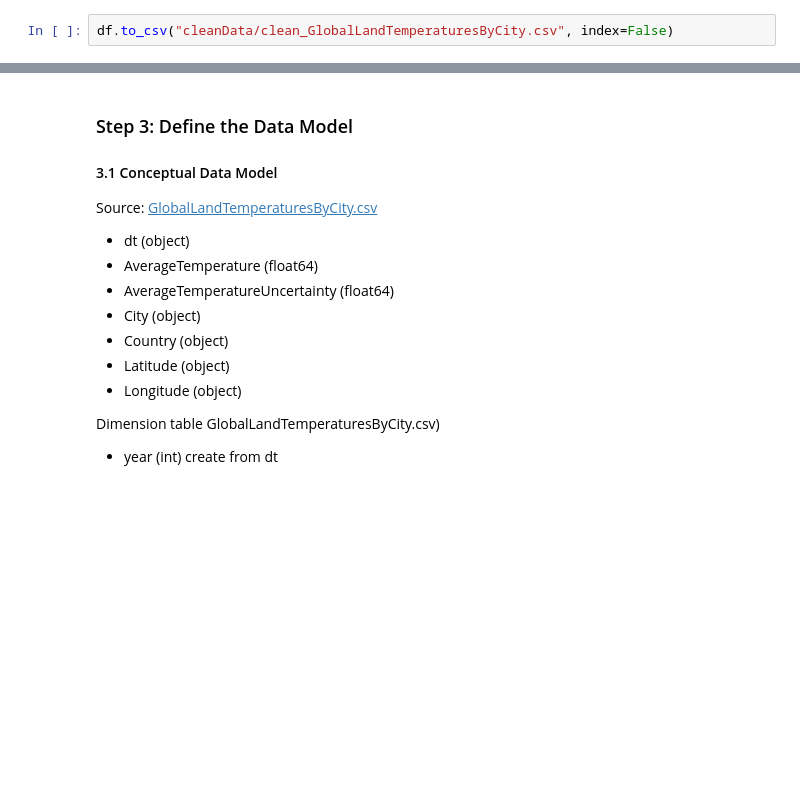
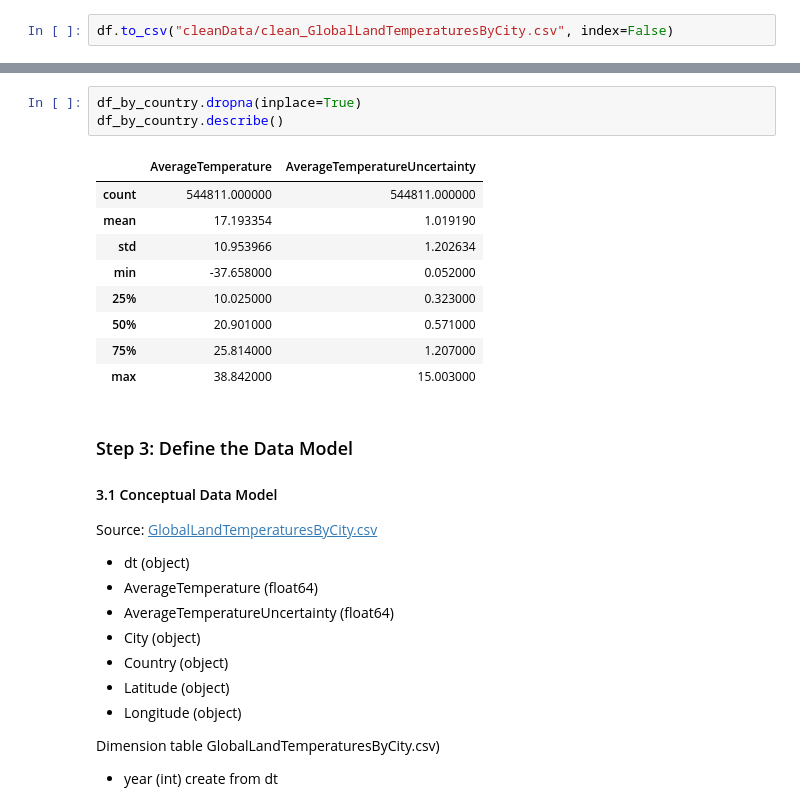
Before and after one commit to polarbeargo/Data-Engineering-Capstone-Project, a Jupyter notebook: Capstone Project Template.ipynb, the cells around one changed output, grey strips where cells are left out. Saved outputs shown, nothing was run; the diff lists cells and outputs as text; blank space fills up the shorter version.

```diff
--- a/Capstone Project Template.ipynb
+++ b/Capstone Project Template.ipynb
@@ -108,3 +119,16 @@ df.to_csv("cleanData/clean_GlobalLandTemperaturesByCity.csv", index=False)
+# %%
+df_by_country.dropna(inplace=True)
+df_by_country.describe()
+# %% [output]
+|  | AverageTemperature | AverageTemperatureUncertainty |
+| count | 544811.000000 | 544811.000000 |
+| mean | 17.193354 | 1.019190 |
+| std | 10.953966 | 1.202634 |
+| min | -37.658000 | 0.052000 |
+| 25% | 10.025000 | 0.323000 |
+| 50% | 20.901000 | 0.571000 |
+| 75% | 25.814000 | 1.207000 |
+| max | 38.842000 | 15.003000 |
 # %% [markdown]
 ### Step 3: Define the Data Model
 #### 3.1 Conceptual Data Model
```
Also changed, not shown: parts of 3 cells of this notebook.
